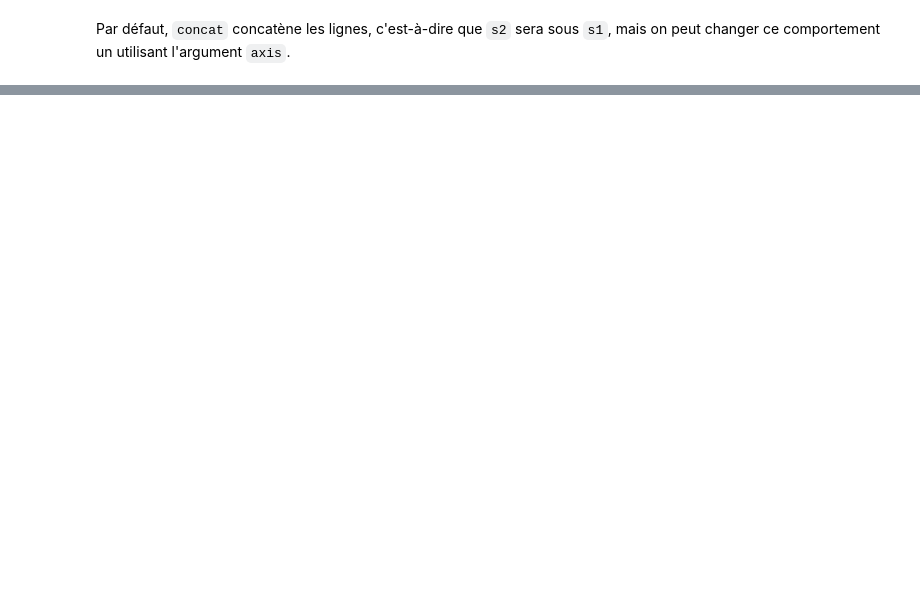
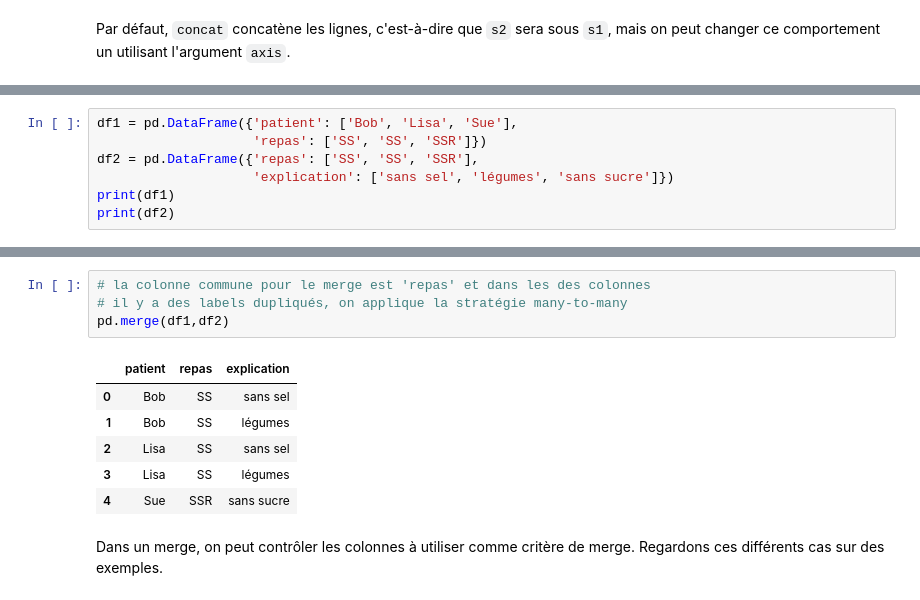
Before and after one commit to flotpython/course, a Jupyter notebook: w7/w7-s3-c04-operations-avancee-pandas.ipynb, the cells around one changed output, grey strips where cells are left out. Drawn from its saved outputs; the diff is of its cells as text; blank space fills up the shorter version.

```diff
--- a/w7/w7-s3-c04-operations-avancee-pandas.ipynb
+++ b/w7/w7-s3-c04-operations-avancee-pandas.ipynb
@@ -49,0 +201,7 @@ pd.concat([s1, s2], axis=1)
+# %%
+df1 = pd.DataFrame({'patient': ['Bob', 'Lisa', 'Sue'],
+                    'repas': ['SS', 'SS', 'SSR']})
+df2 = pd.DataFrame({'repas': ['SS', 'SS', 'SSR'],
+                    'explication': ['sans sel', 'légumes', 'sans sucre']})
+print(df1)
+print(df2)
@@ -49,0 +217,13 @@ pd.concat([s1, s2], axis=1)
+# %%
+# la colonne commune pour le merge est 'repas' et dans les des colonnes
+# il y a des labels dupliqués, on applique la stratégie many-to-many
+pd.merge(df1,df2)
+# %% [output]
+|  | patient | repas | explication |
+| 0 | Bob | SS | sans sel |
+| 1 | Bob | SS | légumes |
+| 2 | Lisa | SS | sans sel |
+| 3 | Lisa | SS | légumes |
+| 4 | Sue | SSR | sans sucre |
+# %% [markdown]
+Dans un merge, on peut contrôler les colonnes à utiliser comme critère de merge. Regardons ces différents cas sur des exemples.
```
Also changed, not shown: parts of 45 cells of this notebook.
